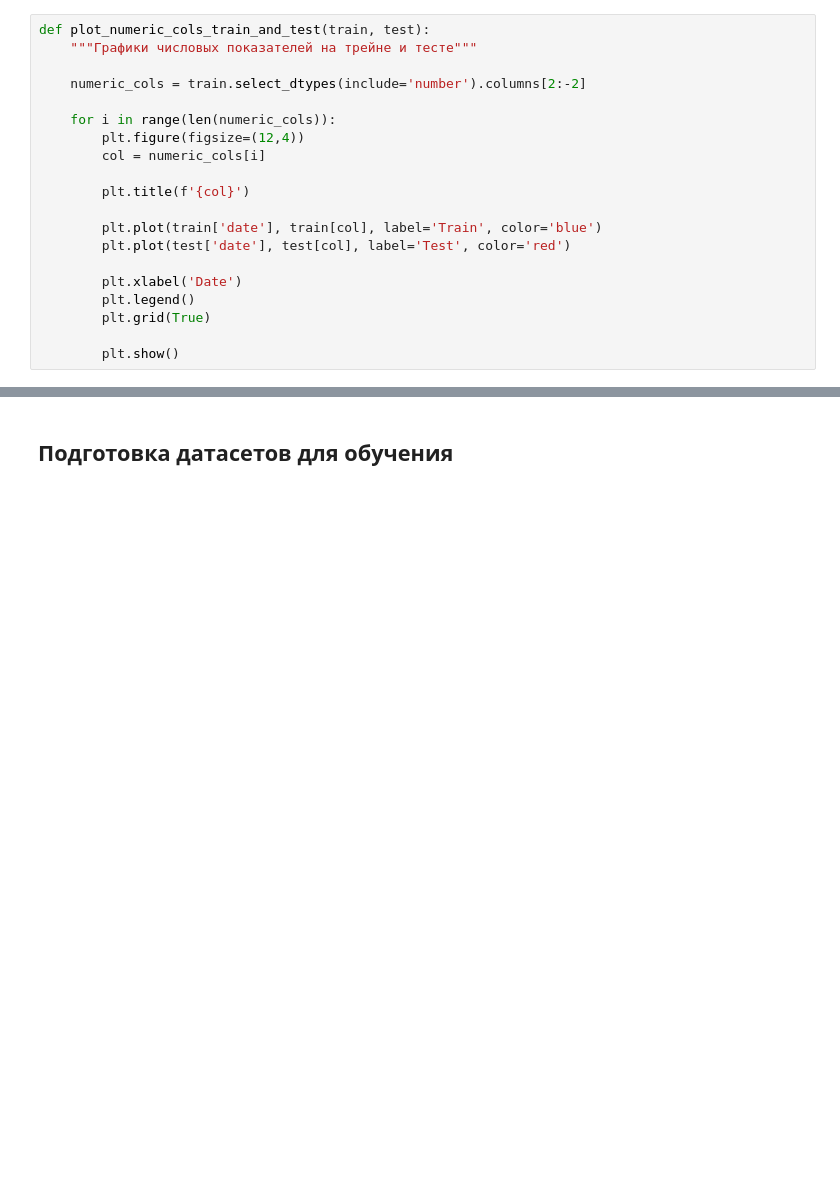
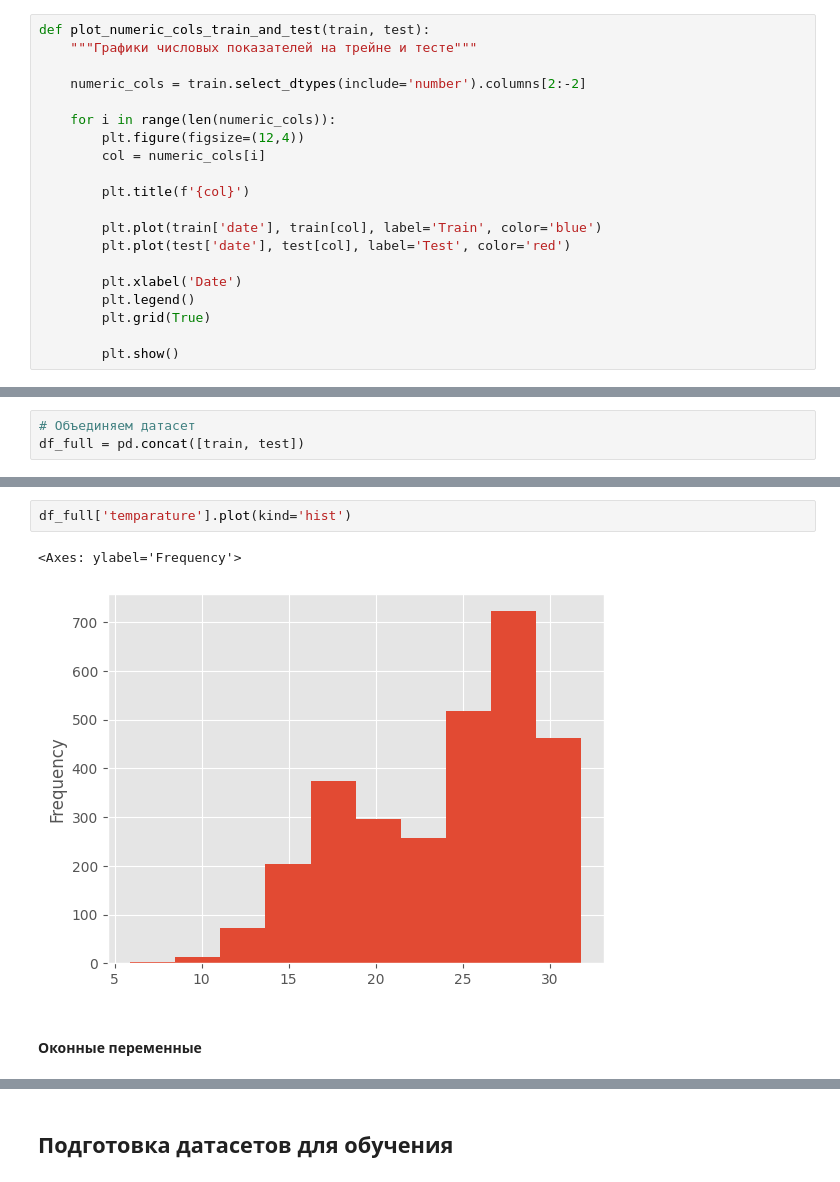
Before and after one commit to barbak11/rainfall_prediction, a Jupyter notebook: rainfall.ipynb, the cells around one changed output, grey strips where cells are left out. Cells and saved outputs as stored; diff of their text form; blank space fills up the shorter version.

```diff
--- a/rainfall.ipynb
+++ b/rainfall.ipynb
@@ -414,0 +441,3 @@ Name: proportion, dtype: float64
+# %%
+# Объединяем датасет
+df_full = pd.concat([train, test])
@@ -414,0 +460,7 @@ Name: proportion, dtype: float64
+# %%
+df_full['temparature'].plot(kind='hist')
+# %% [output]
+<Axes: ylabel='Frequency'>
+[figure, added]
+# %% [markdown]
+#### Оконные переменные
```
Also changed, not shown: parts of 29 cells of this notebook.
